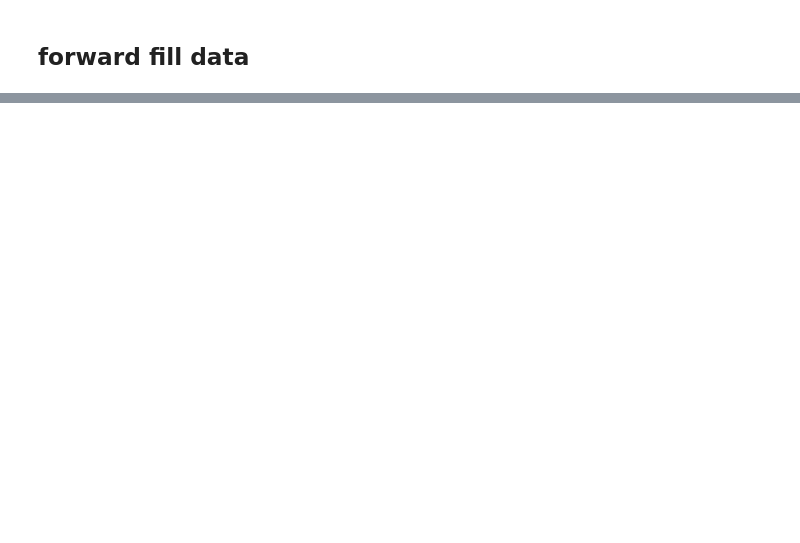
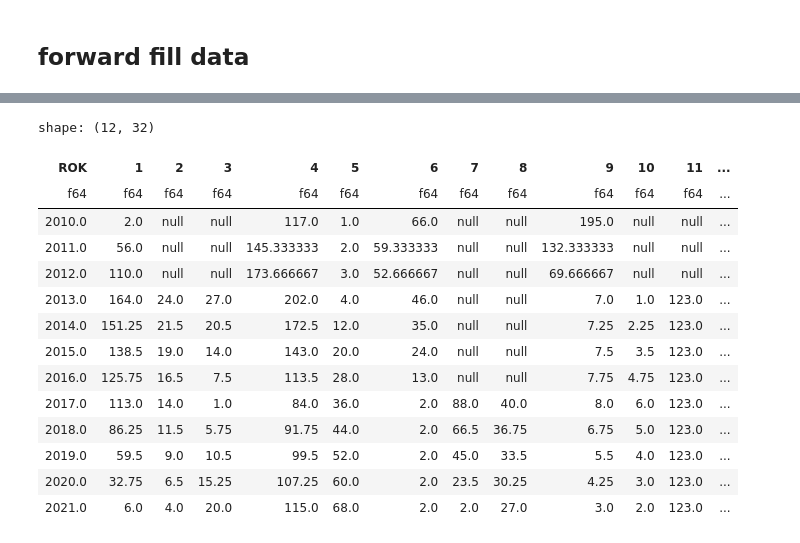
Before and after one commit to nexovec/Mala-Online-Stranka, a Jupyter notebook: statistiky.ipynb, the cells around one changed output, grey strips where cells are left out. Cells and saved outputs as stored; diff of their text form; code cells hidden in the pictures; blank space fills up the shorter version.

Commit message:
halfassed data prediction

```diff
--- a/statistiky.ipynb
+++ b/statistiky.ipynb
@@ -114,0 +117,29 @@ shape: (14, 2)
+# %%
+# actual data
+topic = pl.read_csv("data/parlament_data.csv")
+# topic.lazy().group_by("OBEC", "ROK", "KSTRANA").agg(pl.col("POC_HLASU").sum()).collect()
+topic = topic.pivot(values="POC_HLASU", index=("OBEC", "ROK"), columns="KSTRANA", aggregate_function="sum")
+# %%
+citywise = {}
+for obec in topic["OBEC"].unique():
+    citywise[obec] = topic.lazy().filter(pl.col("OBEC") == obec).drop("OBEC", "NAZEVCELK").collect()
+# %%
+topic = citywise[500011]
+topic = topic.lazy().with_columns(pl.col("ROK").cast(pl.Utf8).alias("tmp").str.strptime(pl.Date, "%Y")).sort("tmp").collect().upsample(time_column="tmp", every="1y").lazy().interpolate().fill_null(strategy="forward").drop("tmp").collect()
+topic
+# %% [output]
+shape: (12, 32)
+| ROK | 1 | 2 | 3 | 4 | 5 | 6 | 7 | 8 | 9 | 10 | 11 | ... |
+| f64 | f64 | f64 | f64 | f64 | f64 | f64 | f64 | f64 | f64 | f64 | f64 | ... |
+| 2010.0 | 2.0 | null | null | 117.0 | 1.0 | 66.0 | null | null | 195.0 | null | null | ... |
+| 2011.0 | 56.0 | null | null | 145.333333 | 2.0 | 59.333333 | null | null | 132.333333 | null | null | ... |
+| 2012.0 | 110.0 | null | null | 173.666667 | 3.0 | 52.666667 | null | null | 69.666667 | null | null | ... |
+| 2013.0 | 164.0 | 24.0 | 27.0 | 202.0 | 4.0 | 46.0 | null | null | 7.0 | 1.0 | 123.0 | ... |
+| 2014.0 | 151.25 | 21.5 | 20.5 | 172.5 | 12.0 | 35.0 | null | null | 7.25 | 2.25 | 123.0 | ... |
+| 2015.0 | 138.5 | 19.0 | 14.0 | 143.0 | 20.0 | 24.0 | null | null | 7.5 | 3.5 | 123.0 | ... |
+| 2016.0 | 125.75 | 16.5 | 7.5 | 113.5 | 28.0 | 13.0 | null | null | 7.75 | 4.75 | 123.0 | ... |
+| 2017.0 | 113.0 | 14.0 | 1.0 | 84.0 | 36.0 | 2.0 | 88.0 | 40.0 | 8.0 | 6.0 | 123.0 | ... |
+| 2018.0 | 86.25 | 11.5 | 5.75 | 91.75 | 44.0 | 2.0 | 66.5 | 36.75 | 6.75 | 5.0 | 123.0 | ... |
+| 2019.0 | 59.5 | 9.0 | 10.5 | 99.5 | 52.0 | 2.0 | 45.0 | 33.5 | 5.5 | 4.0 | 123.0 | ... |
+| 2020.0 | 32.75 | 6.5 | 15.25 | 107.25 | 60.0 | 2.0 | 23.5 | 30.25 | 4.25 | 3.0 | 123.0 | ... |
+| 2021.0 | 6.0 | 4.0 | 20.0 | 115.0 | 68.0 | 2.0 | 2.0 | 27.0 | 3.0 | 2.0 | 123.0 | ... |
```
Also changed, not shown: parts of 6 cells of this notebook, 1 other file.
